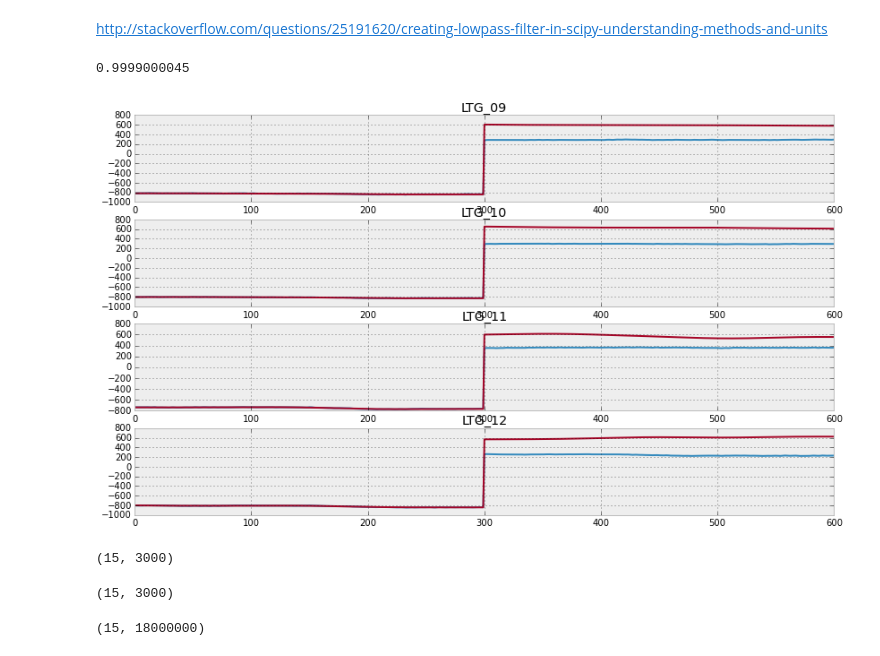
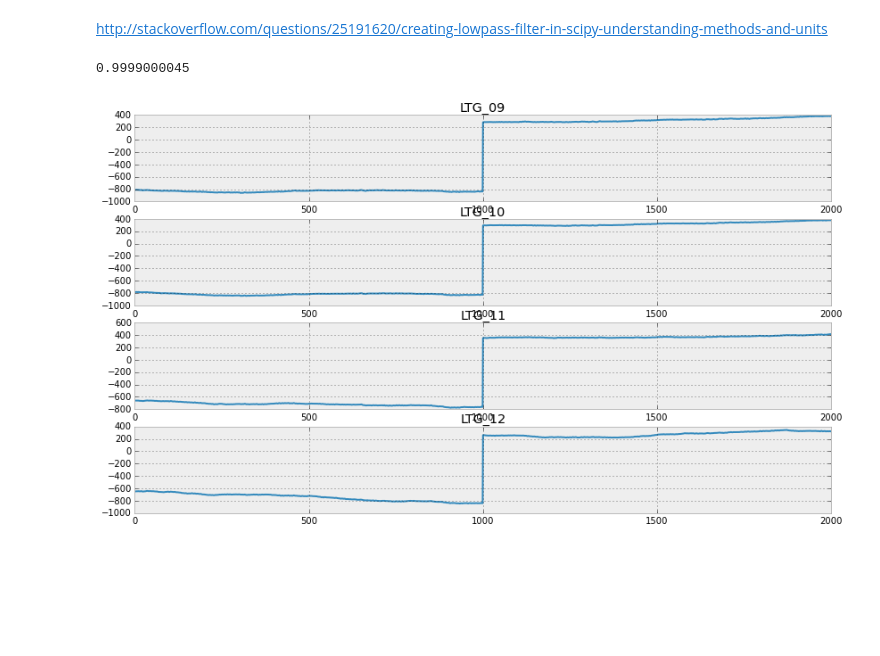
Before and after one commit to nttrungmt/seizure-prediction, a Jupyter notebook: notebooks/140922-signal-jump.ipynb, the cells around one changed output. Saved outputs shown, nothing was run; the diff lists cells and outputs as text; code cells hidden in the pictures; blank space fills up the shorter version.

```diff
--- a/notebooks/140922-signal-jump.ipynb
+++ b/notebooks/140922-signal-jump.ipynb
@@ -114,40 +114,35 @@ h = scipy.signal.firwin(100, normal_cutoff)
 from scipy.interpolate import splrep, splev
 S = 10
 
 Nbase = 8
 Nchannels = 4 # d.shape[0]
-W=300
+W=1000
 W1 = max(int(Fs),W)
 c=1
 alpha=0.99999
 Q = 10
 print alpha**Q
 norm = 1./sum(alpha**n for n in range(Q))
 
 for i in range(Nchannels):
     pl.subplot(Nchannels,1,i+1)
     channel = i+Nbase
     pl.plot(all_data[channel,c*N-W:c*N+W])
     # use filtfilt to get zero phase http://wiki.scipy.org/Cookbook/FiltFilt
-    x1 = scipy.signal.filtfilt(b, a, all_data[channel,c*N-W1:c*N])#,padtype=None)
-    x2 = scipy.signal.filtfilt(b, a, all_data[channel,c*N+W1-1:c*N-1:-1])#,padtype=None)[::-1]
+#     x1 = scipy.signal.filtfilt(b, a, all_data[channel,c*N-W1:c*N])#,padtype=None)
+#     x2 = scipy.signal.filtfilt(b, a, all_data[channel,c*N+W1-1:c*N-1:-1])#,padtype=None)[::-1]
 #     x1 = norm*np.array([sum(alpha**n * all_data[channel,j-n] for n in range(Q)) for j in range(c*N-W,c*N)])
 #     x2 = norm*np.array([sum(alpha**n * all_data[channel,j+n] for n in range(Q)) for j in range(c*N,c*N+W)])
-    pl.plot(np.hstack((x1[-W:],x2[:W])))
+#     pl.plot(np.hstack((x1[-W:],x2[:W])))
 #     x3 = scipy.signal.lfilter(h, 1, all_data[i+Nbase,c*N-W1:c*N+W1])
 #     pl.plot(x3[W1-W:W1+W])
 #     spl = splrep(np.arange(S), all_data[channel,c*N-S:c*N], k=3, s=15)
 #     y1 = splev(S, spl)
 #     spl = splrep(np.arange(S), all_data[channel,c*N+S-1:c*N-1:-1], k=1, s=5)
 #     y2 = splev(S, spl)
 #     print (all_data[channel,c*N-1],all_data[channel,c*N]),(y1,y2),all_data[channel,c*N-S:c*N],all_data[channel,c*N:c*N+S]
     pl.title(channels[i+Nbase])
 pl.gcf().set_size_inches(14,8);
 # %% [output]
 0.9999000045
-[figure, old version]
+[figure, new version]
-# %%
-#x1 = scipy.signal.filtfilt(b, a, all_data[i+Nbase,c*N-W1:c*N],padtype=None)
-x1.shape
-# %% [output]
-(15, 3000)
@@ -158,8 +148,0 @@ f = np.array([np.sum(alpha**n * all_data[:,i-n] for n in range(10)) for i in ran
-# %%
-f.shape
-# %% [output]
-(15, 3000)
-# %%
-all_data.shape
-# %% [output]
-(15, 18000000)
```
Also changed, not shown: parts of 19 cells of this notebook, 14 other files.
